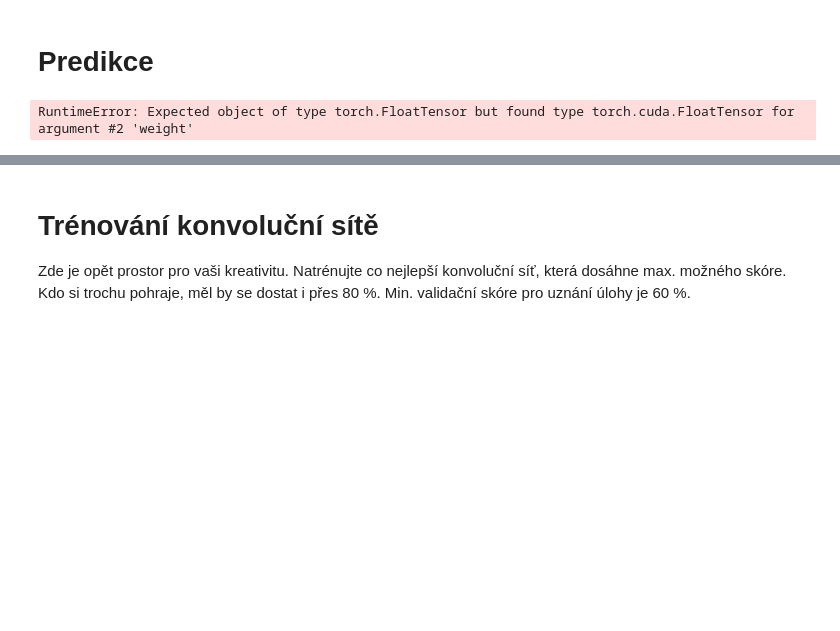
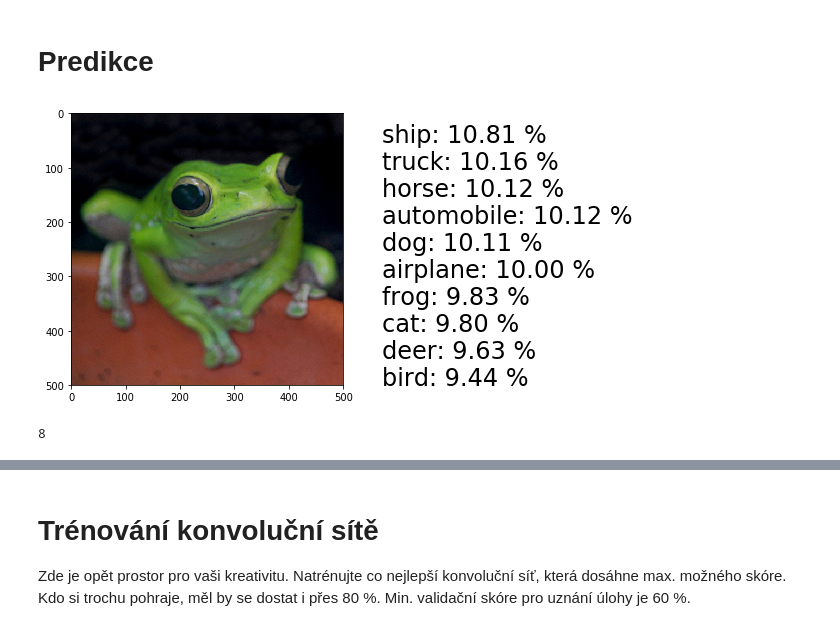
Before and after one commit to Sselion/ANS_Naiman, a Jupyter notebook: conv-intro-lab.ipynb, the cells around one changed output, grey strips where cells are left out. Drawn from its saved outputs; the diff is of its cells as text; code cells hidden in the pictures; blank space fills up the shorter version.

```diff
--- a/conv-intro-lab.ipynb
+++ b/conv-intro-lab.ipynb
@@ -686,6 +742,7 @@ def predict_and_show(model, rgb):
 
     return ids[0]
 # %%
-predict_and_show(convnet, np.array(img))
+predict_and_show(conv_layer, np.array(img))
 # %% [output]
+[figure, added]
-RuntimeError: Expected object of type torch.FloatTensor but found type torch.cuda.FloatTensor for argument #2 'weight'
+8
```
Also changed, not shown: parts of 27 cells of this notebook.
